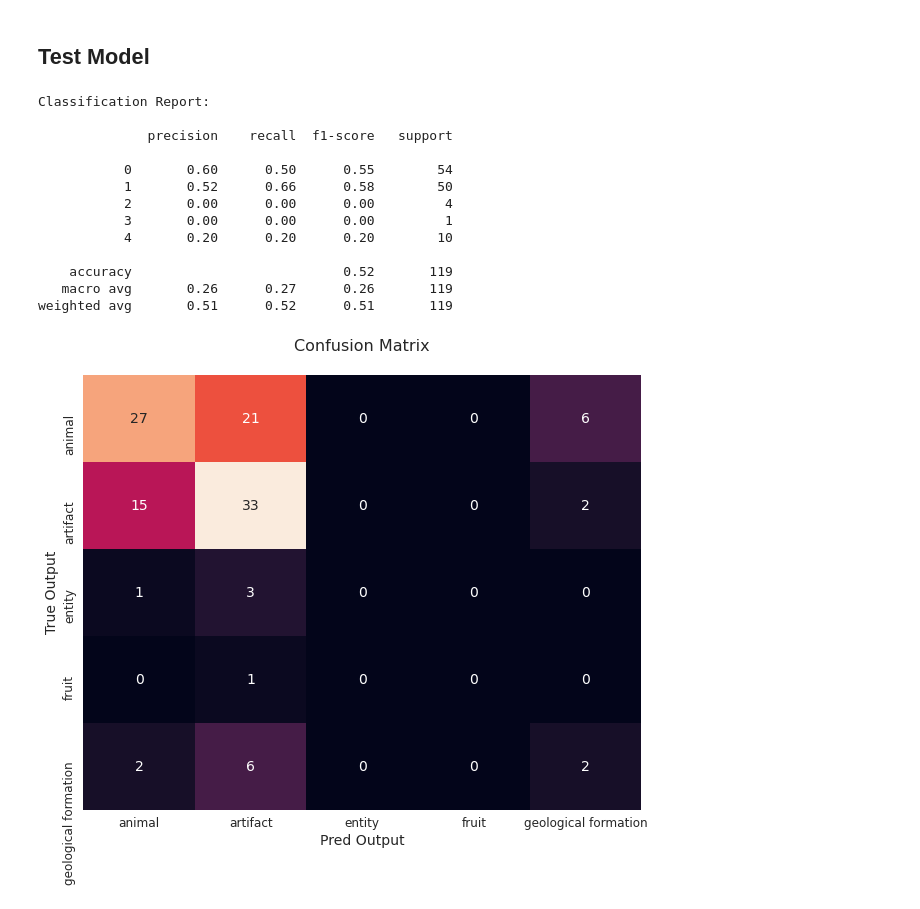
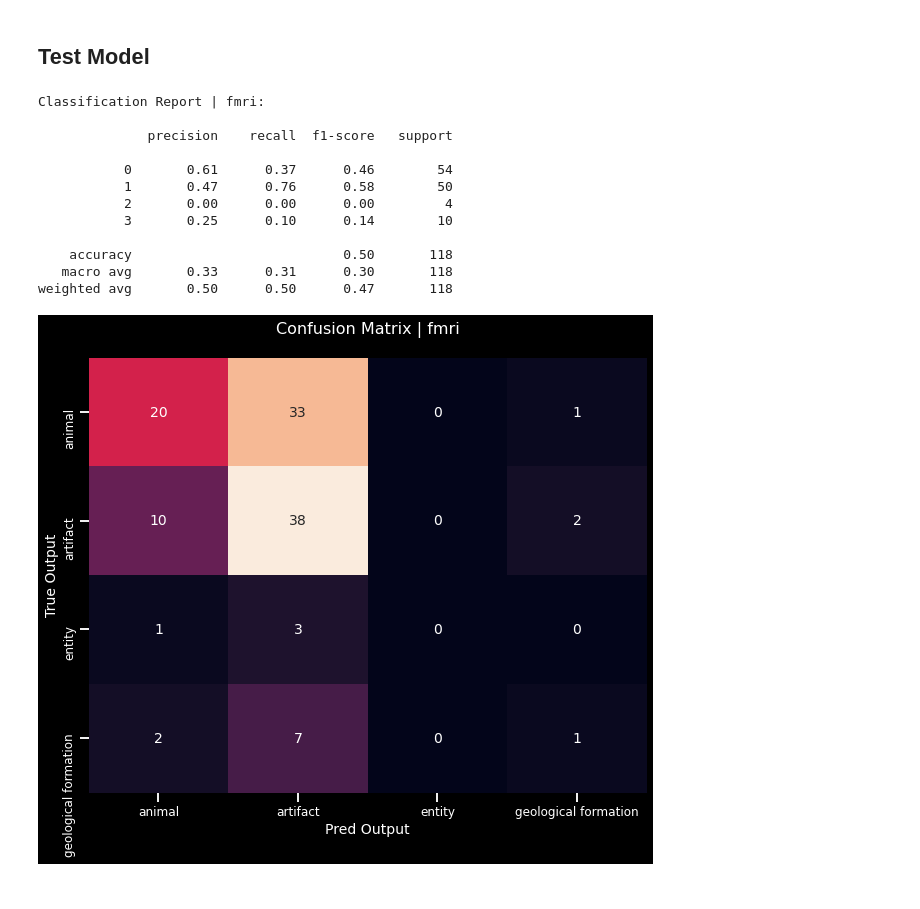
Before and after one commit to theairbend3r/decoding-thoughts, a Jupyter notebook: notebooks/03_fmri_dnn.ipynb, the cells around one changed output. Cells and saved outputs as stored; diff of their text form; code cells hidden in the pictures.

```diff
--- a/notebooks/03_fmri_dnn.ipynb
+++ b/notebooks/03_fmri_dnn.ipynb
@@ -22,7 +24,9 @@ from src.ml.model import FMRIClassifier
 from src.ml.utils import plot_loss_acc_curves, generate_score_report
 # %%
 %matplotlib inline
-sns.set_style("darkgrid")
+
+sns.set(style="ticks", context="talk")
+plt.style.use("dark_background")
 
 title_size = 16
 params = {
@@ -47,21 +51,12 @@ config = FMRIClassifierConfig()
 # %%
 all_data = load_dataset(data_path="./../data/")
 # %%
-x_trainval, y_trainval = prepare_fmri_data(
+x_train, y_train = prepare_fmri_data(
     all_data=all_data,
     data_subset="train",
     class_ignore_list=config.class_ignore_list,
     label_level=config.label_level,
     roi_select_list=config.roi_select_list,
-)
-
-# split trainval into train and val data
-x_train, x_val, y_train, y_val = train_test_split(
-    x_trainval,
-    y_trainval,
-    test_size=config.validation_dataset_size,
-    stratify=y_trainval,
-    random_state=42,
 )
 
 
@@ -79,5 +74,5 @@ x_train.shape, y_train.shape, x_val.shape, y_val.shape, x_test.shape, y_test.sha
 # %%
-class2idx = {k: i for i, k in enumerate(np.unique(y_trainval))}
+class2idx = {k: i for i, k in enumerate(np.unique(y_train))}
 idx2class = {v: k for k, v in class2idx.items()}
 # %% [markdown]
 ## Create Dataset and Dataloader
@@ -100,14 +97,12 @@ test_loader = DataLoader(
 # %% [markdown]
 ## Initialize Model
 # %%
-model = FMRIClassifier(
-    num_features=x_train.shape[1], num_classes=len(class2idx)
-)
+model = FMRIClassifier(num_features=x_train.shape[1], num_classes=len(class2idx))
 model.to(device)
 
 epochs = config.epochs
 criterion = nn.CrossEntropyLoss()  # weight=class_weights.to(device)
-optimizer = optim.AdamW(model.parameters(), lr=config.learning_rate)
+optimizer = optim.Adam(model.parameters(), lr=config.learning_rate)
 # %% [markdown]
 ## Train Model
 # %%
@@ -151,19 +143,18 @@ plot_loss_acc_curves(loss_stats, acc_stats)
 # %%
 y_true_list, y_pred_list = test_model(model, test_loader, device)
 # %%
-generate_score_report(y_true=y_true_list, y_pred=y_pred_list, idx2class=idx2class)
+generate_score_report(y_true=y_true_list, y_pred=y_pred_list, idx2class=idx2class, model_name="fmri")
 # %% [output]
-Classification Report:
+Classification Report | fmri:
 
               precision    recall  f1-score   support
 
-           0       0.60      0.50      0.55        54
-           1       0.52      0.66      0.58        50
+           0       0.61      0.37      0.46        54
+           1       0.47      0.76      0.58        50
            2       0.00      0.00      0.00         4
-           3       0.00      0.00      0.00         1
-           4       0.20      0.20      0.20        10
+           3       0.25      0.10      0.14        10
 
-    accuracy                           0.52       119
-   macro avg       0.26      0.27      0.26       119
-weighted avg       0.51      0.52      0.51       119
+    accuracy                           0.50       118
+   macro avg       0.33      0.31      0.30       118
+weighted avg       0.50      0.50      0.47       118
-[figure, old version]
+[figure, new version]
```
Also changed, not shown: parts of 6 cells of this notebook, 46 other files.
